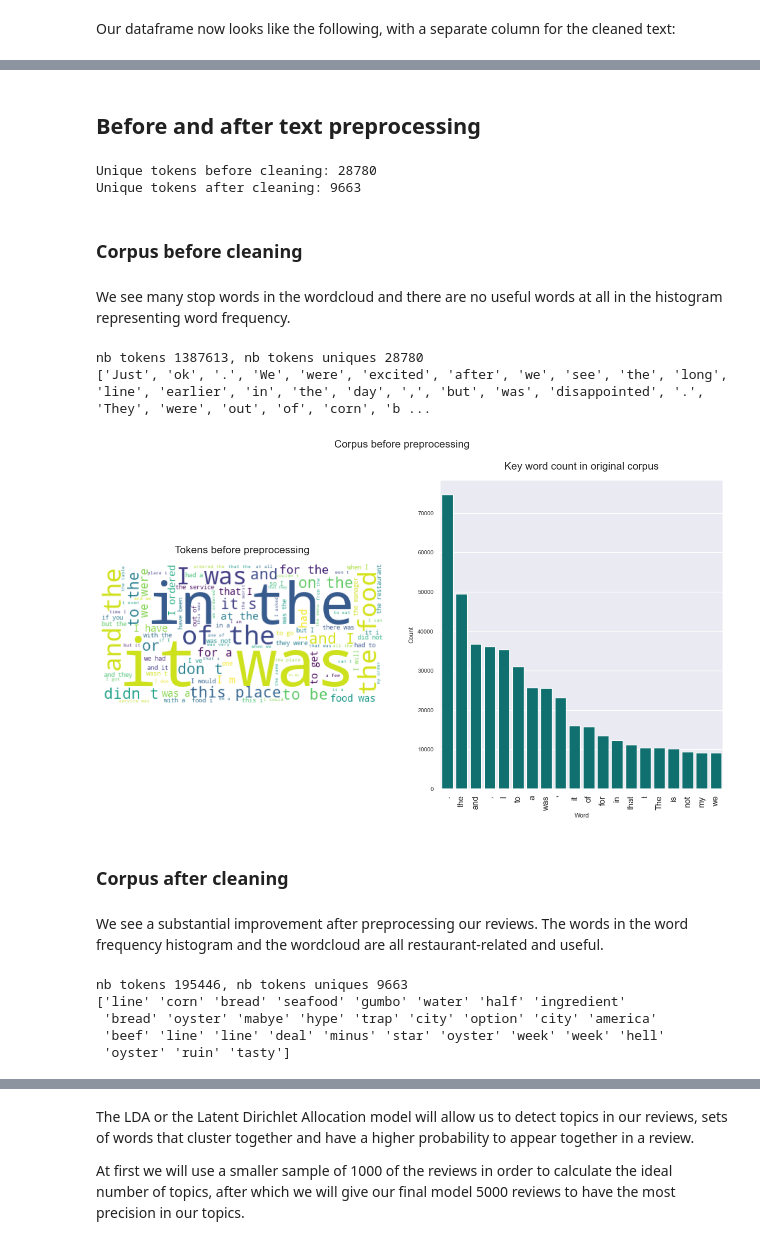
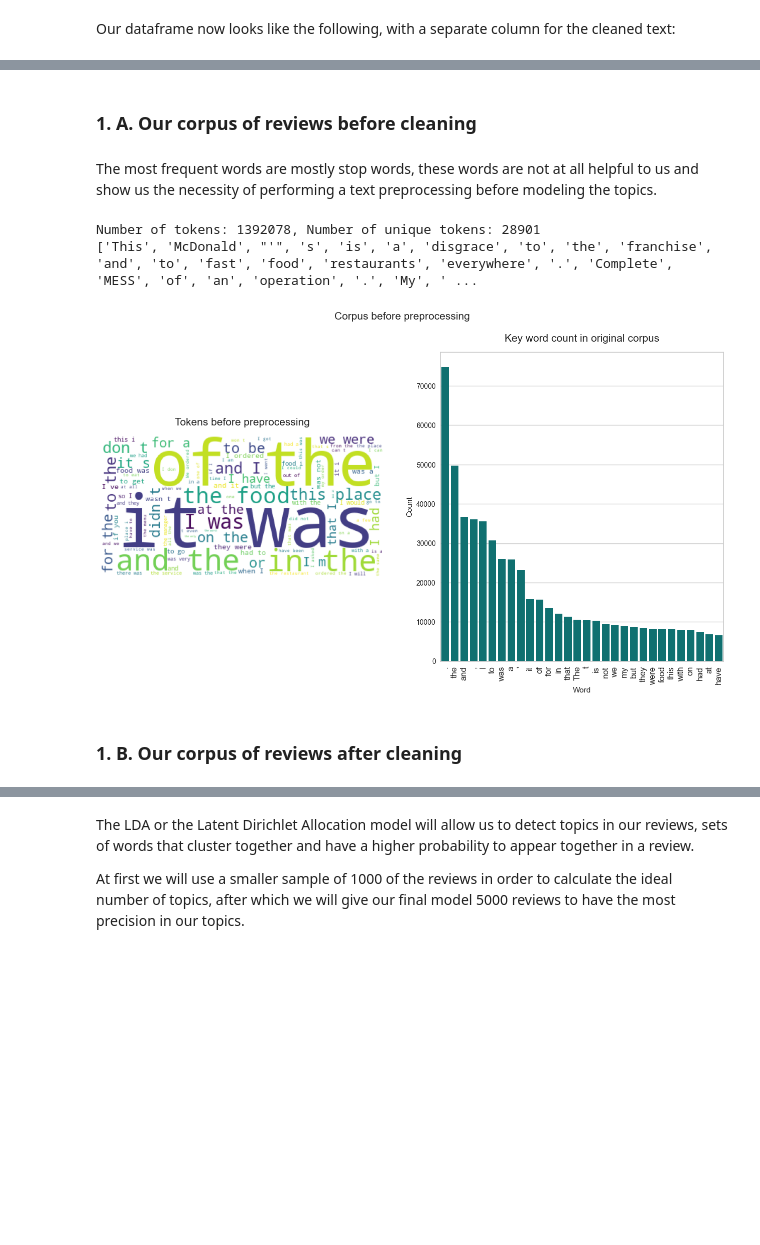
Before and after one commit to katrinmisel/cv_nlp, a Jupyter notebook: notebook_3_topic_modeling.ipynb, the cells around one changed output, grey strips where cells are left out. Drawn from its saved outputs; the diff is of its cells as text; code cells hidden in the pictures; blank space fills up the shorter version.

```diff
--- a/notebook_3_topic_modeling.ipynb
+++ b/notebook_3_topic_modeling.ipynb
@@ -163,3 +150 @@ data
 10000 rows × 2 columns
-# %% [markdown]
-## Before and after text preprocessing
@@ -169,51 +151,12 @@ corpus_clean = np.concatenate(data.clean_text)
-# %%
-print(f"Unique tokens before cleaning: {len(set(corpus_original))}")
-print(f"Unique tokens after cleaning: {len(set(corpus_clean))}")
-# %% [output]
-Unique tokens before cleaning: 28780
-Unique tokens after cleaning: 9663
 # %% [markdown]
-### Corpus before cleaning
+### 1. A. Our corpus of reviews before cleaning
-# %% [markdown]
-We see many stop words in the wordcloud and there are no useful words at all in the histogram representing word frequency.
-# %%
-display_tokens_info(corpus_original)
-# %% [output]
-nb tokens 1387613, nb tokens uniques 28780
-['Just', 'ok', '.', 'We', 'were', 'excited', 'after', 'we', 'see', 'the', 'long', 'line', 'earlier', 'in', 'the', 'day', ',', 'but', 'was', 'disappointed', '.', 'They', 'were', 'out', 'of', 'corn', 'b ...
-# %%
-wordcloud = WordCloud(background_color='white',
-                        stopwords=[],
-                        max_words=100).generate(" ".join(corpus_original))
-
-common_words = pd.DataFrame(Counter(corpus_original).most_common(20))
-common_words.columns = ('Word', 'Count')
-
-plt.figure(figsize=(16,8))
-plt.subplot(1,2,1)
-plt.imshow(wordcloud)
-plt.title("Tokens before preprocessing", fontsize=15, pad=15)
-plt.axis("off")
-
-plt.subplot(1,2,2)
-sns.barplot(x=common_words['Word'], y=common_words['Count'], color='teal')
-plt.xticks(rotation='vertical', fontsize=12)
-plt.title("Key word count in original corpus", fontsize=15, pad=15)
-
-plt.suptitle("Corpus before preprocessing", fontsize=15)
-
-plt.show()
-# %% [output]
-[figure, removed]
+# %% [markdown]
+The most frequent words are mostly stop words, these words are not at all helpful to us and show us the necessity of performing a text preprocessing before modeling the topics.
+# %%
+display_original_corpus_info(data)
+# %% [output]
+Number of tokens: 1392078, Number of unique tokens: 28901
+['This', 'McDonald', "'", 's', 'is', 'a', 'disgrace', 'to', 'the', 'franchise', 'and', 'to', 'fast', 'food', 'restaurants', 'everywhere', '.', 'Complete', 'MESS', 'of', 'an', 'operation', '.', 'My', ' ...
+[figure, added]
 # %% [markdown]
-### Corpus after cleaning
+### 1. B. Our corpus of reviews after cleaning
-# %% [markdown]
-We see a substantial improvement after preprocessing our reviews. The words in the word frequency histogram and the wordcloud are all restaurant-related and useful.
-# %%
-display_tokens_info(corpus_clean)
-# %% [output]
-nb tokens 195446, nb tokens uniques 9663
-['line' 'corn' 'bread' 'seafood' 'gumbo' 'water' 'half' 'ingredient'
- 'bread' 'oyster' 'mabye' 'hype' 'trap' 'city' 'option' 'city' 'america'
- 'beef' 'line' 'line' 'deal' 'minus' 'star' 'oyster' 'week' 'week' 'hell'
- 'oyster' 'ruin' 'tasty']
```
Also changed, not shown: parts of 31 cells of this notebook, 3 other files.
